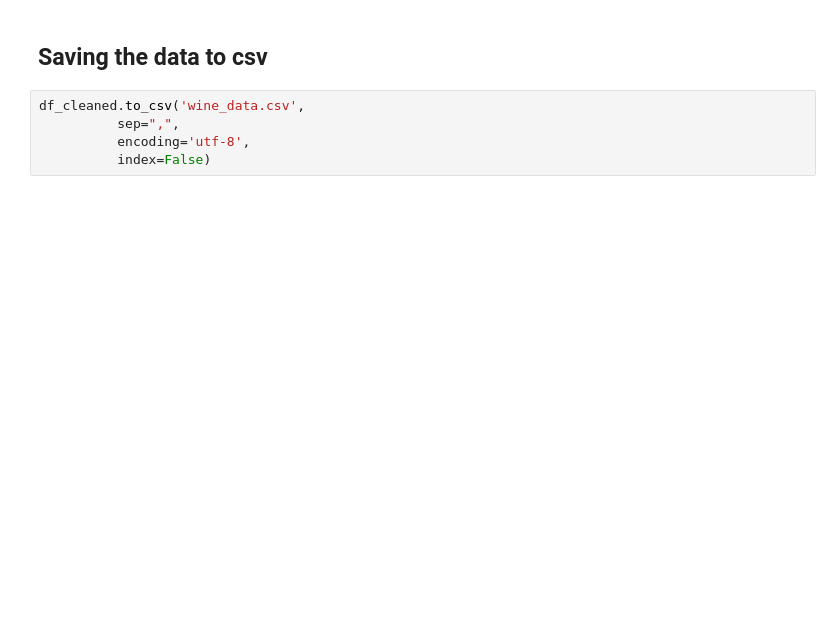
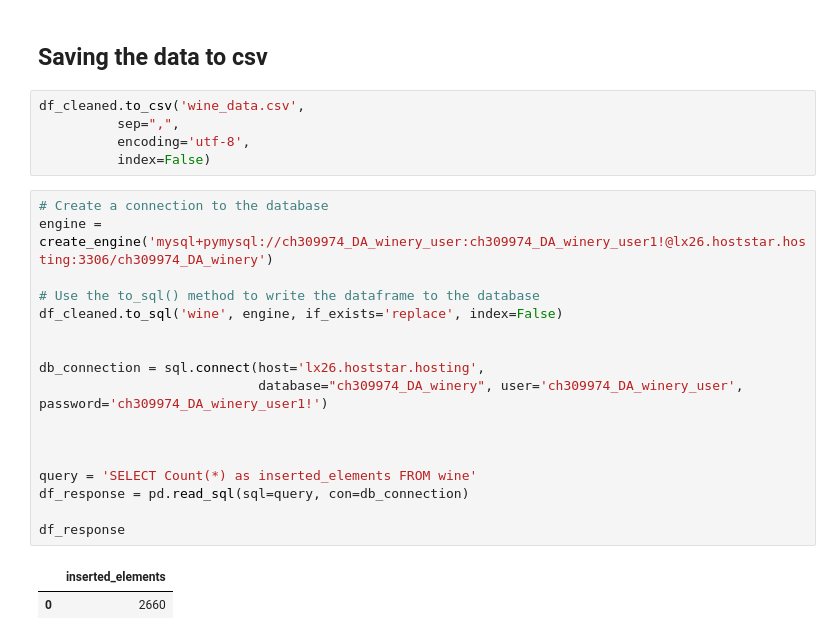
Before and after one commit to TobiasFatzer/data_analytics_final_project, a Jupyter notebook: 01_data_preparation.ipynb, the cells around one changed output. Drawn from its saved outputs; the diff is of its cells as text; blank space fills up the shorter version.

Commit message:
Added the connection to MySQL... I'm regretting posting the pw on here but we move

```diff
--- a/01_data_preparation.ipynb
+++ b/01_data_preparation.ipynb
@@ -447,3 +449,23 @@ df_cleaned.to_csv('wine_data.csv',
           sep=",",
           encoding='utf-8',
           index=False)
+# %%
+# Create a connection to the database
+engine = create_engine('mysql+pymysql://ch309974_DA_winery_user:ch309974_DA_winery_user1!@lx26.hoststar.hosting:3306/ch309974_DA_winery')
+
+# Use the to_sql() method to write the dataframe to the database
+df_cleaned.to_sql('wine', engine, if_exists='replace', index=False)
+
+
+db_connection = sql.connect(host='lx26.hoststar.hosting',
+                            database="ch309974_DA_winery", user='ch309974_DA_winery_user', password='ch309974_DA_winery_user1!')
+
+
+
+query = 'SELECT Count(*) as inserted_elements FROM wine'
+df_response = pd.read_sql(sql=query, con=db_connection)
+
+df_response
+# %% [output]
+|  | inserted_elements |
+| 0 | 2660 |
```
Also changed, not shown: parts of 5 cells of this notebook, 2 other files.
